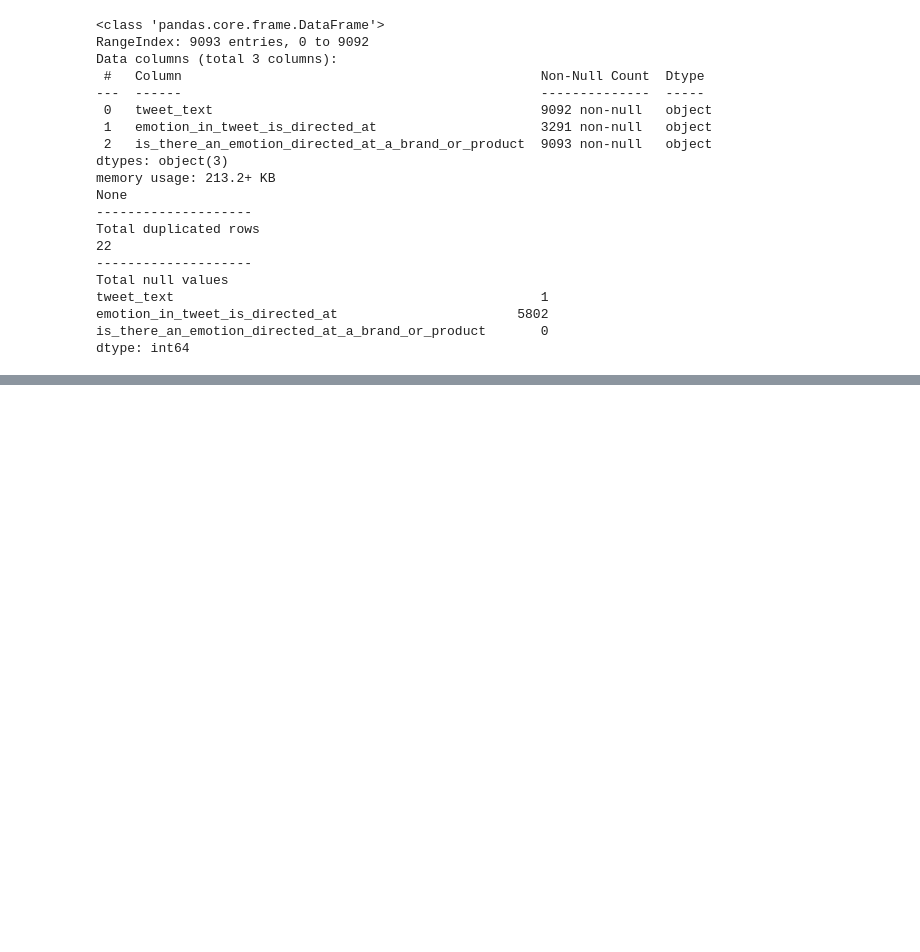
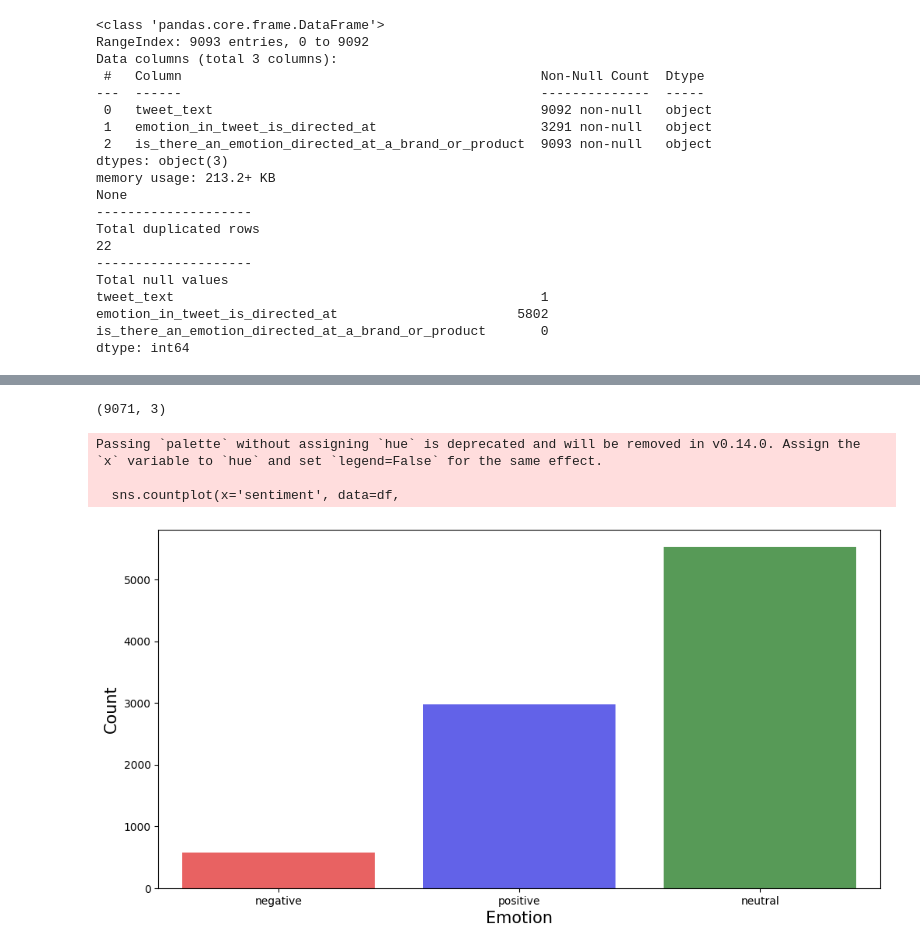
Before and after one commit to Mosota-Kemunto-Gladys-2020/Sentiment_project, a Jupyter notebook: group4.ipynb, the cells around one changed output, grey strips where cells are left out. Cells and saved outputs as stored; diff of their text form; code cells hidden in the pictures; blank space fills up the shorter version.

```diff
--- a/group4.ipynb
+++ b/group4.ipynb
@@ -156,0 +255,51 @@ dtype: int64
+# %%
+# handling the duplicates
+
+data_renamed.drop_duplicates(subset=None, keep="first", inplace=True)
+# %%
+data_renamed.shape
+# %% [output]
+(9071, 3)
+# %%
+# Create a working dataframe with easier column name
+df = data_renamed.copy(deep=True)
+df.dropna(subset=['tweet_text'], inplace=True)
+
+# Convert the data types to string
+df['tweet_text'] = df['tweet_text'].astype(str)
+df['brand_item'] = df['product_brand'].astype(str)
+
+# Brand name mapping
+brand = {'iPhone': 'apple',
+         'iPad or iPhone App':'apple',
+         'iPad': 'apple',
+         'Google': 'google',
+         'nan': 'UNK',
+         'Android':'google',
+         'Apple': 'apple',
+         'Android App':'google',
+         'Other Google product or service':'google',
+         'Other Apple product or service':'apple'
+        }
+
+df['product_brand'] = df['product_brand'].map(brand)
+
+# Encoding class label to brief
+label_encoder = {'Negative emotion': 'negative',
+                 'Positive emotion': 'positive',
+                 'No emotion toward brand or product': 'neutral',
+                 "I can't tell":'neutral'}
+
+df['sentiment'] = df['sentiment'].map(label_encoder)
+df = df[df['sentiment'] != 'confused']    # drop the rows containing 'confused' labels
+# %%
+fig =  plt.figure(figsize=(12,6))
+sns.countplot(x='sentiment', data=df,
+              palette={'positive':'b', 'negative':'r', 'neutral':'g'}, alpha=0.7)
+plt.xlabel('Emotion', fontsize=15)
+plt.ylabel('Count', fontsize=15);
+# %% [output]
+Passing `palette` without assigning `hue` is deprecated and will be removed in v0.14.0. Assign the `x` variable to `hue` and set `legend=False` for the same effect.
+
+  sns.countplot(x='sentiment', data=df,
+[figure, added]
```
Also changed, not shown: parts of 16 cells of this notebook, 1 other file.
